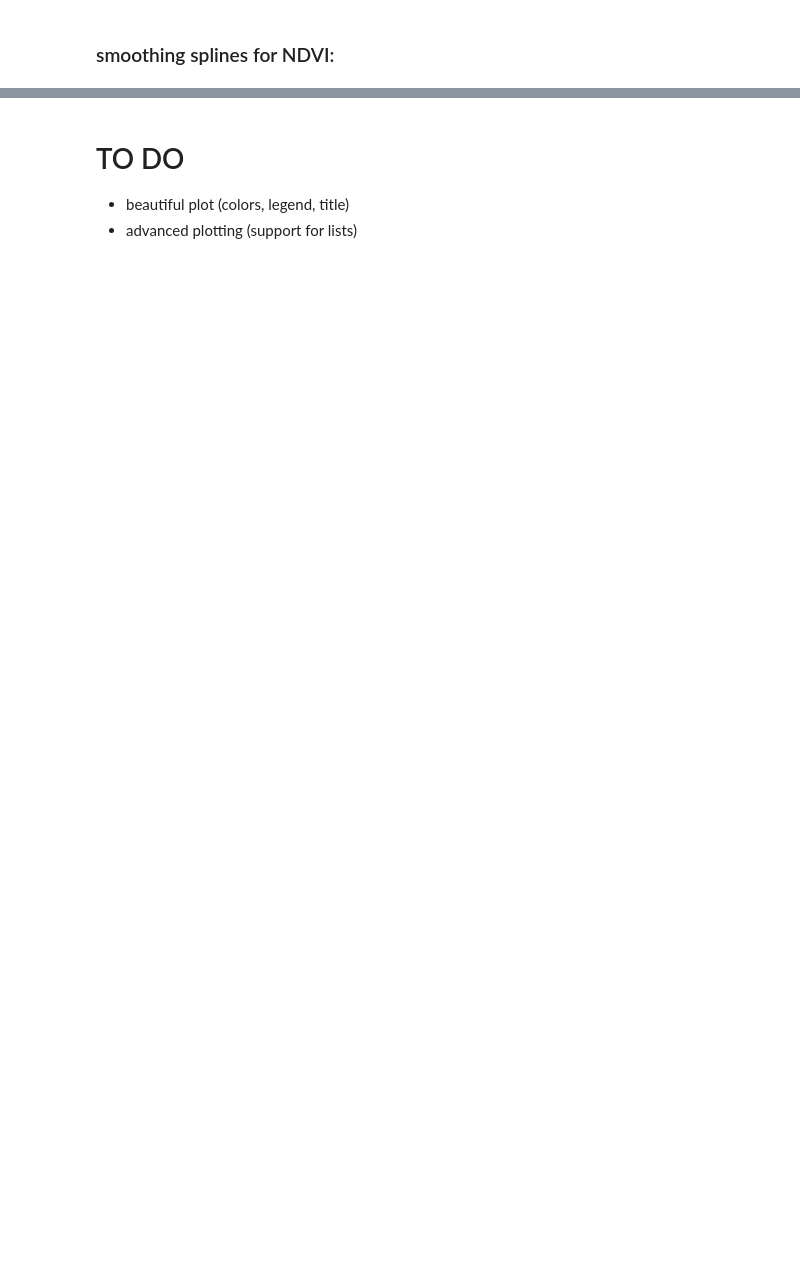
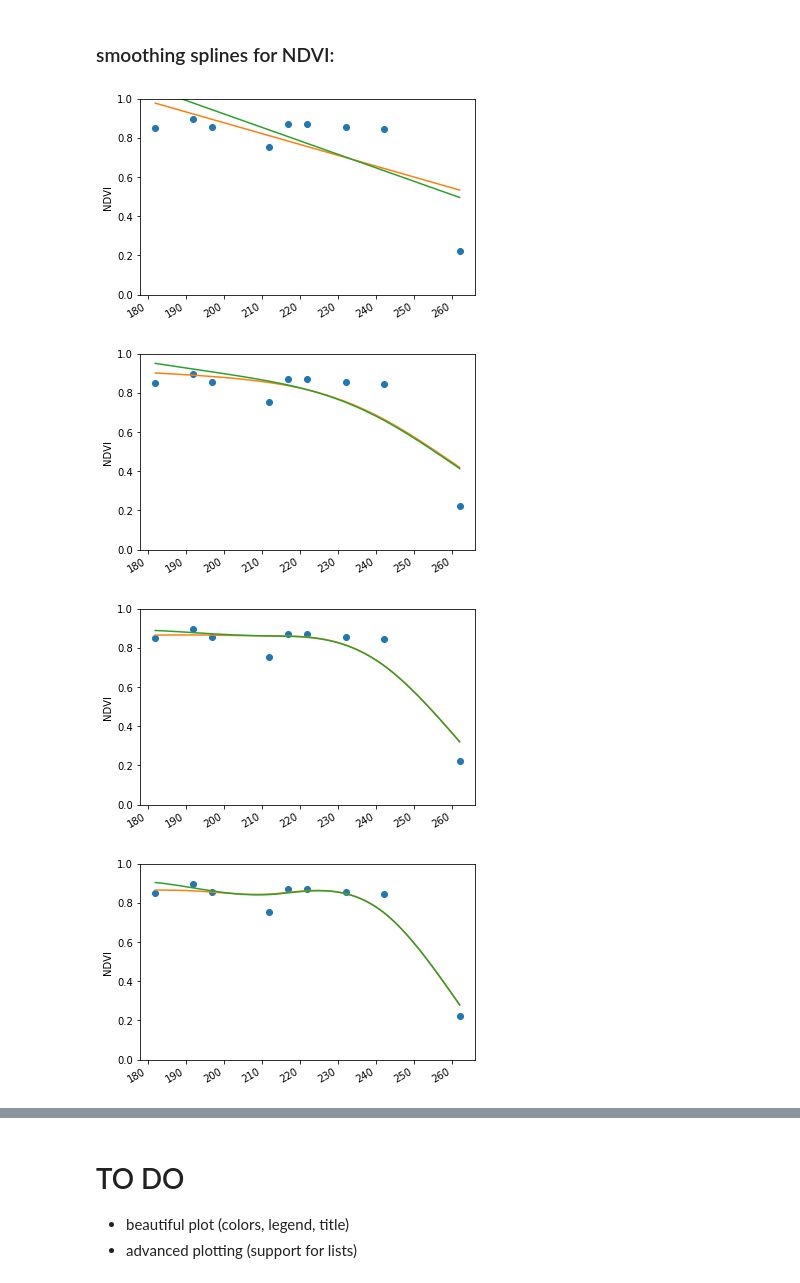
Before and after one commit to LGraz/MasterThesis-Code, a Jupyter notebook: pixel_class.ipynb, the cells around one changed output, grey strips where cells are left out. Saved outputs shown, nothing was run; the diff lists cells and outputs as text; code cells hidden in the pictures; blank space fills up the shorter version.

```diff
--- a/pixel_class.ipynb
+++ b/pixel_class.ipynb
@@ -99,18 +85,25 @@ self.step_interpolate
 # %% [markdown]
 ### smoothing splines for NDVI:
 # %%
-np.random.seed(1)
+importlib.reload(pixel)  # get changes in my_utils.pixel
+# np.random.seed(1)
 smooth = 0 #1e-11/(28*24*3600)
 
-for i in range(2):
-    temp = pixel.Pixel(d_cov, d_met, d_yie)
-    temp.get_ndvi()
+temp = pixel.Pixel(d_cov, d_met, d_yie)
+temp.get_ndvi()
+for smooth in np.linspace(0,0.2,num=10):
     temp.plot_ndvi()
-    temp.get_smooting_spline(name="all", smooth=smooth)
-    temp.get_smooting_spline(name="filter", smooth=smooth,
-                             ind_keep=temp.filter("ndvi_min"))
-    temp.plot_step_interpolate(which="all")
-    temp.plot_step_interpolate(which="filter")
+    smooth=smooth**2.5
+    temp.get_smooting_spline(name="all"+str(smooth), smooth=smooth)
+    temp.get_smooting_spline(name="filter"+str(smooth), smooth=smooth,
+                             ind_keep=[False, *[True]*(temp.cov_n-1)])
+    temp.plot_step_interpolate(which="all"+str(smooth))
+    temp.plot_step_interpolate(which="filter"+str(smooth))
     plt.show()
 
 # print(temp)
+# %% [output]
+[figure, added]
+[figure, added]
+[figure, added]
+[figure, added]
```
Also changed, not shown: parts of 2 cells of this notebook, 3 other files.
